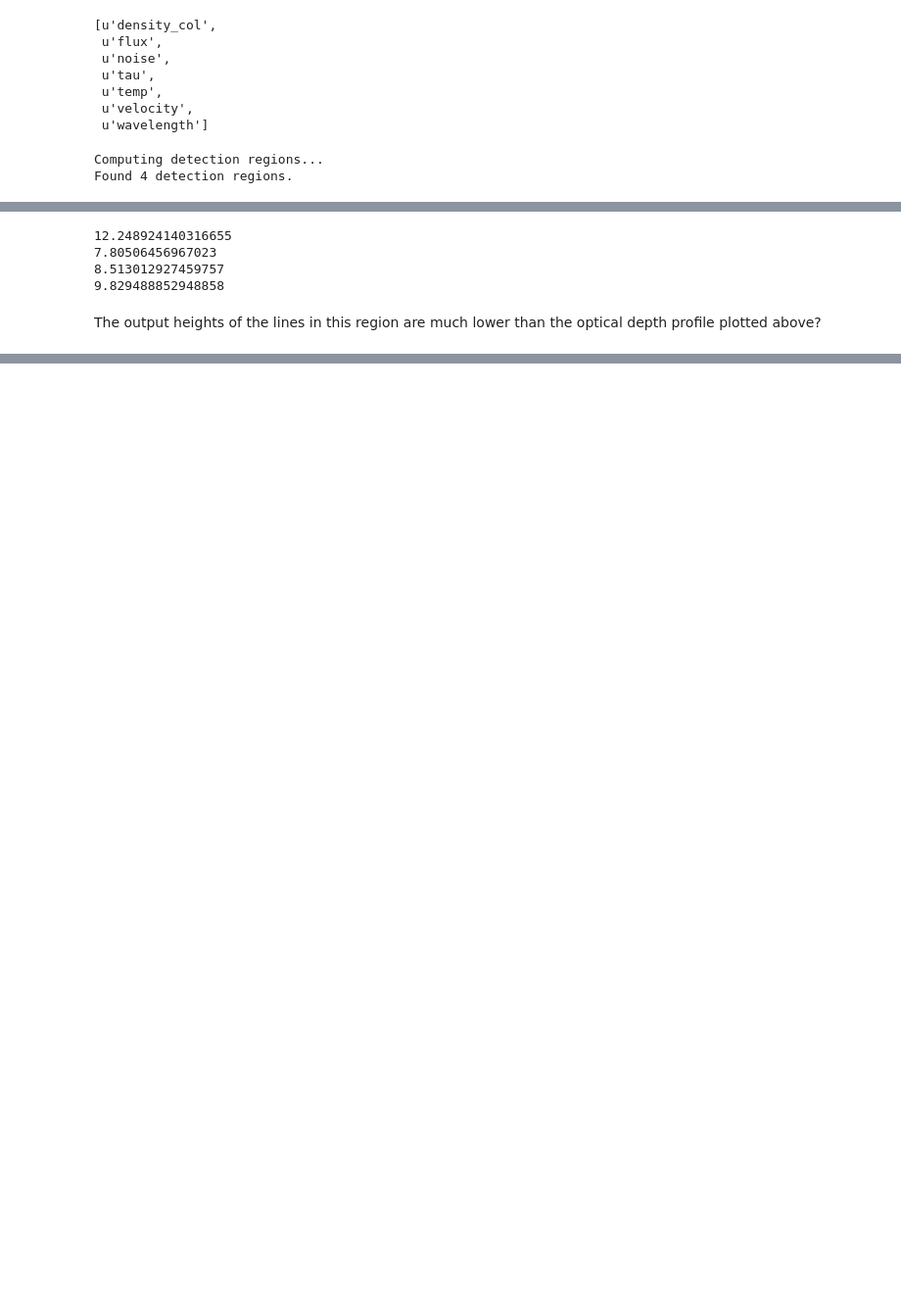
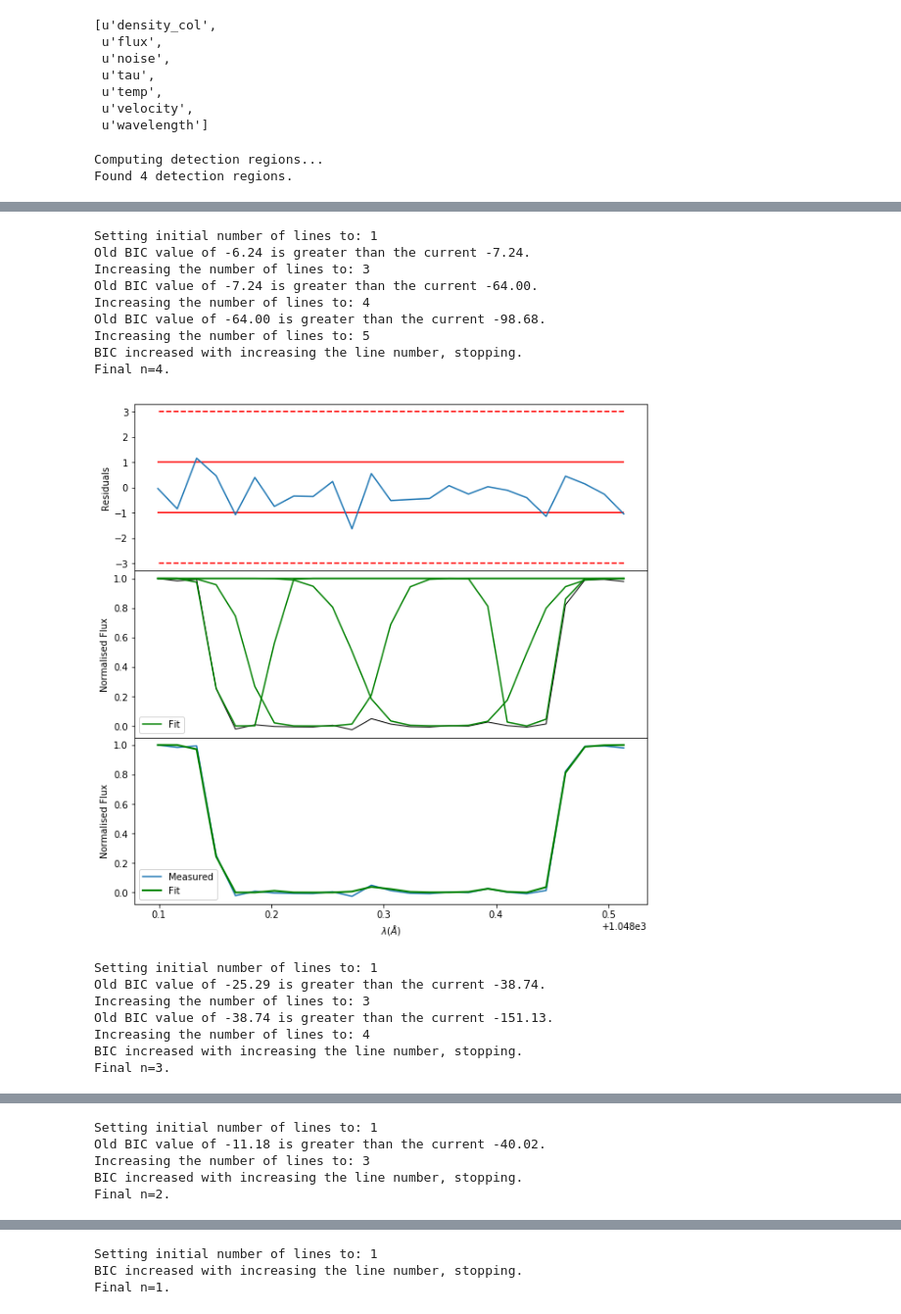
Before and after one commit to sarahappleby/VAMP, a Jupyter notebook: spec_demo_pygad.ipynb, the cells around one changed output, grey strips where cells are left out. Shown at 98% size. Saved outputs shown, nothing was run; the diff lists cells and outputs as text; code cells hidden in the pictures; blank space fills up the shorter version.

```diff
--- a/spec_demo_pygad.ipynb
+++ b/spec_demo_pygad.ipynb
@@ -100,24 +113,0 @@ plt.show()
-# %%
-N = 6
-fig, ax = plt.subplots(N, figsize=(15,15))
-plt.yscale('log')
-
-length = len(flux) / N
-
-for n in range(N):
-
-    lower_lim = n*length
-    upper_lim = n*length+length
-
-    ax[n].plot(wavelength, taus, c='black')
-
-    ax[n].set_xlim(wavelength[lower_lim], wavelength[upper_lim])
-
-    for arr in region_arrays:
-        ax[n].plot(arr[0], arr[1], color='blue')
-
-    for (start, end) in region_pixels:
-        plot_bracket(wavelength[start], ax[n], 'left')
-        plot_bracket(wavelength[end], ax[n], 'right')
-
-plt.show()
@@ -193,10 +114,31 @@ Final n=4.
-# %%
-for i in range(len(vpfit_old.estimated_variables)):
-    print vpfit_old.estimated_variables[i]['height'].value
-# %% [output]
-12.248924140316655
-7.80506456967023
-8.513012927459757
-9.829488852948858
-# %% [markdown]
-The output heights of the lines in this region are much lower than the optical depth profile plotted above?
+# %%
+for start, end in region_pixels:
+    wavelengths = np.flip(wavelength[start:end], 0)
+    fluxes_orig = np.flip(flux[start:end], 0)
+    fluxes = np.flip(flux[start:end], 0)
+    nu_use = np.flip(nu[start:end], 0)
+    noises = np.flip(noise[start:end], 0)
+
+    n = estimate_n(fluxes)
+    freedom = len(nu_use) + 3
+    stuff = region_fit(nu_use, fluxes, n, noises, freedom)
+    n = len(stuff.estimated_profiles)
+    stuff.plot(wavelengths, fluxes_orig, n=n, start_pix=start, end_pix=end)
+# %% [output]
+Setting initial number of lines to: 1
+Old BIC value of -6.24 is greater than the current -7.24.
+Increasing the number of lines to: 3
+Old BIC value of -7.24 is greater than the current -64.00.
+Increasing the number of lines to: 4
+Old BIC value of -64.00 is greater than the current -98.68.
+Increasing the number of lines to: 5
+BIC increased with increasing the line number, stopping.
+Final n=4.
+[figure, added]
+Setting initial number of lines to: 1
+Old BIC value of -25.29 is greater than the current -38.74.
+Increasing the number of lines to: 3
+Old BIC value of -38.74 is greater than the current -151.13.
+Increasing the number of lines to: 4
+BIC increased with increasing the line number, stopping.
+Final n=3.
@@ -202,0 +146,5 @@ The output heights of the lines in this region are much lower than the optical d
+Setting initial number of lines to: 1
+Old BIC value of -11.18 is greater than the current -40.02.
+Increasing the number of lines to: 3
+BIC increased with increasing the line number, stopping.
+Final n=2.
@@ -202,0 +152,3 @@ The output heights of the lines in this region are much lower than the optical d
+Setting initial number of lines to: 1
+BIC increased with increasing the line number, stopping.
+Final n=1.
```
Also changed, not shown: parts of 18 cells of this notebook.
